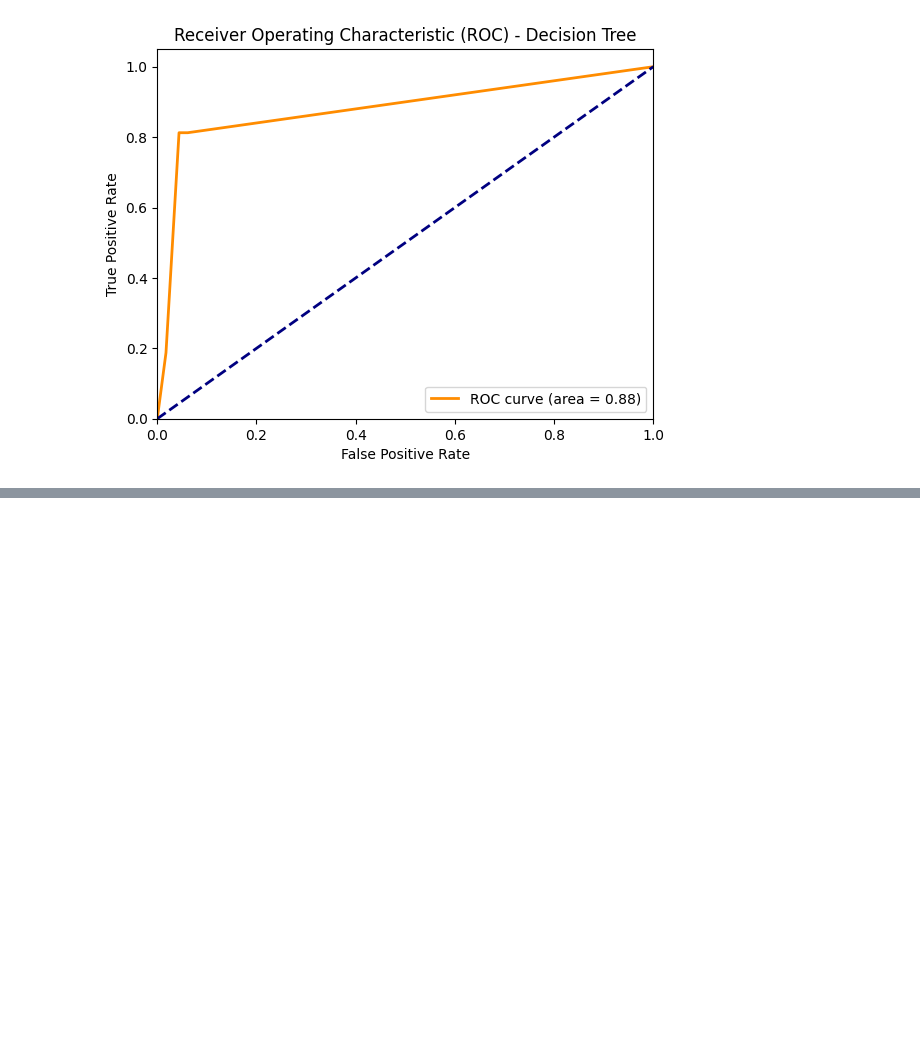
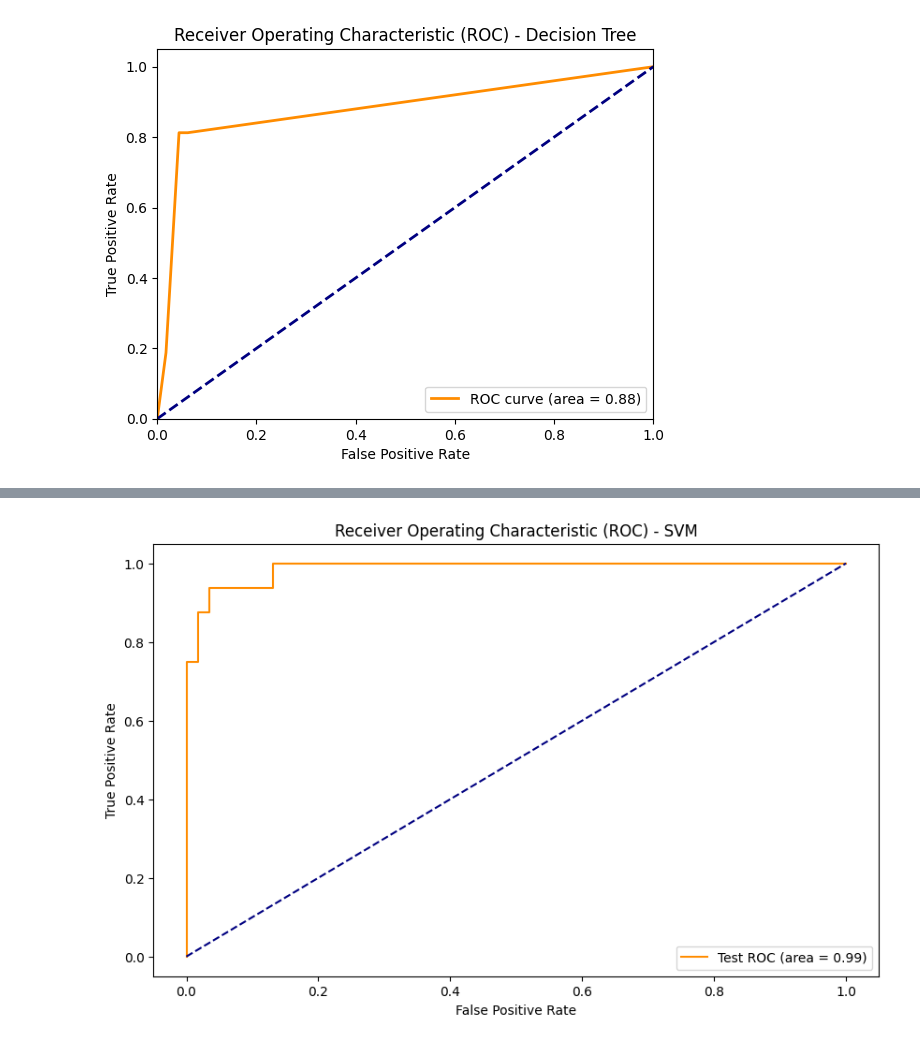
Before and after one commit to Mariz-Youssef/COVID-19-Outcome-Prediction, a Jupyter notebook: Notebook_1 Phase 2.ipynb, the cells around one changed output, grey strips where cells are left out. Drawn from its saved outputs; the diff is of its cells as text; code cells hidden in the pictures; blank space fills up the shorter version.

```diff
--- a/Notebook_1 Phase 2.ipynb
+++ b/Notebook_1 Phase 2.ipynb
@@ -181,4 +74,0 @@ Optimal number of neighbors (k) for maximum recall: 5
-# %%
-# 5. Train the KNN classifier with the optimal k
-knn = KNeighborsClassifier(n_neighbors=best_k)
-knn.fit(X_train_resampled, y_train_resampled)
@@ -704,0 +272,15 @@ Optimal Threshold: 0.9671
+# %%
+# Predict on validation set
+y_val_proba_svm = best_svm_clf.predict_proba(X_val)[:, 1]  # Probabilities for ROC/AUC
+y_val_pred_svm = best_svm_clf.predict(X_val)
+
+# Metrics for Validation Data
+print("\nSupport Vector Machines (SVM) - Validation Set Metrics:")
+print("Classification Report (Validation):")
+print(classification_report(y_val, y_val_pred_svm))
+
+print("Confusion Matrix (Validation):")
+print(confusion_matrix(y_val, y_val_pred_svm))
+
+roc_auc_val = roc_auc_score(y_val, y_val_proba_svm)
+print(f"ROC-AUC Score (Validation): {roc_auc_val:.4f}")
@@ -704,0 +303,44 @@ Optimal Threshold: 0.9671
+# %%
+# Predict on test set
+y_test_proba = best_svm_clf.predict_proba(X_test)[:, 1]  # Probabilities for ROC/AUC
+y_test_pred = best_svm_clf.predict(X_test)
+
+# Metrics for Test Data
+print("\nSupport Vector Machines (SVM) - Test Set Metrics:")
+print("Classification Report (Test):")
+print(classification_report(y_test, y_test_pred))
+
+print("Confusion Matrix (Test):")
+print(confusion_matrix(y_test, y_test_pred))
+
+roc_auc_test_svm = roc_auc_score(y_test, y_test_proba)
+print(f"ROC-AUC Score (Test): {roc_auc_test_svm:.4f}")
+
+# Precision, Recall, F1-score for Validation
+precision_val, recall_val, f1_val, _ = precision_recall_fscore_support(
+    y_val, y_val_pred_svm, average="binary"
+)
+print(f"Precision (Validation): {precision_val:.4f}")
+print(f"Recall (Validation): {recall_val:.4f}")
+print(f"F1-Score (Validation): {f1_val:.4f}")
+
+# Precision, Recall, F1-score for Test
+precision_test, recall_test, f1_test, _ = precision_recall_fscore_support(
+    y_test, y_test_pred, average="binary"
+)
+print(f"Precision (Test): {precision_test:.4f}")
+print(f"Recall (Test): {recall_test:.4f}")
+print(f"F1-Score (Test): {f1_test:.4f}")
+
+fpr_test_svm, tpr_test_svm, _ = roc_curve(y_test, y_test_proba)
+
+plt.figure(figsize=(10, 6))
+#plt.plot(fpr_val, tpr_val, label=f"Validation ROC (area = {roc_auc_val:.2f})", color="blue")
+plt.plot(fpr_test_svm, tpr_test_svm, label=f"Test ROC (area = {roc_auc_test_svm:.2f})", color="darkorange")
+plt.plot([0, 1], [0, 1], color="navy", linestyle="--")
+plt.xlabel("False Positive Rate")
+plt.ylabel("True Positive Rate")
+plt.title("Receiver Operating Characteristic (ROC) - SVM")
+plt.legend(loc="lower right")
+plt.show()
+# %% [output]
@@ -705 +364,2 @@ Optimal Threshold: 0.9671
+[figure, added]
 # %% [markdown]
```
Also changed, not shown: parts of 31 cells of this notebook.
